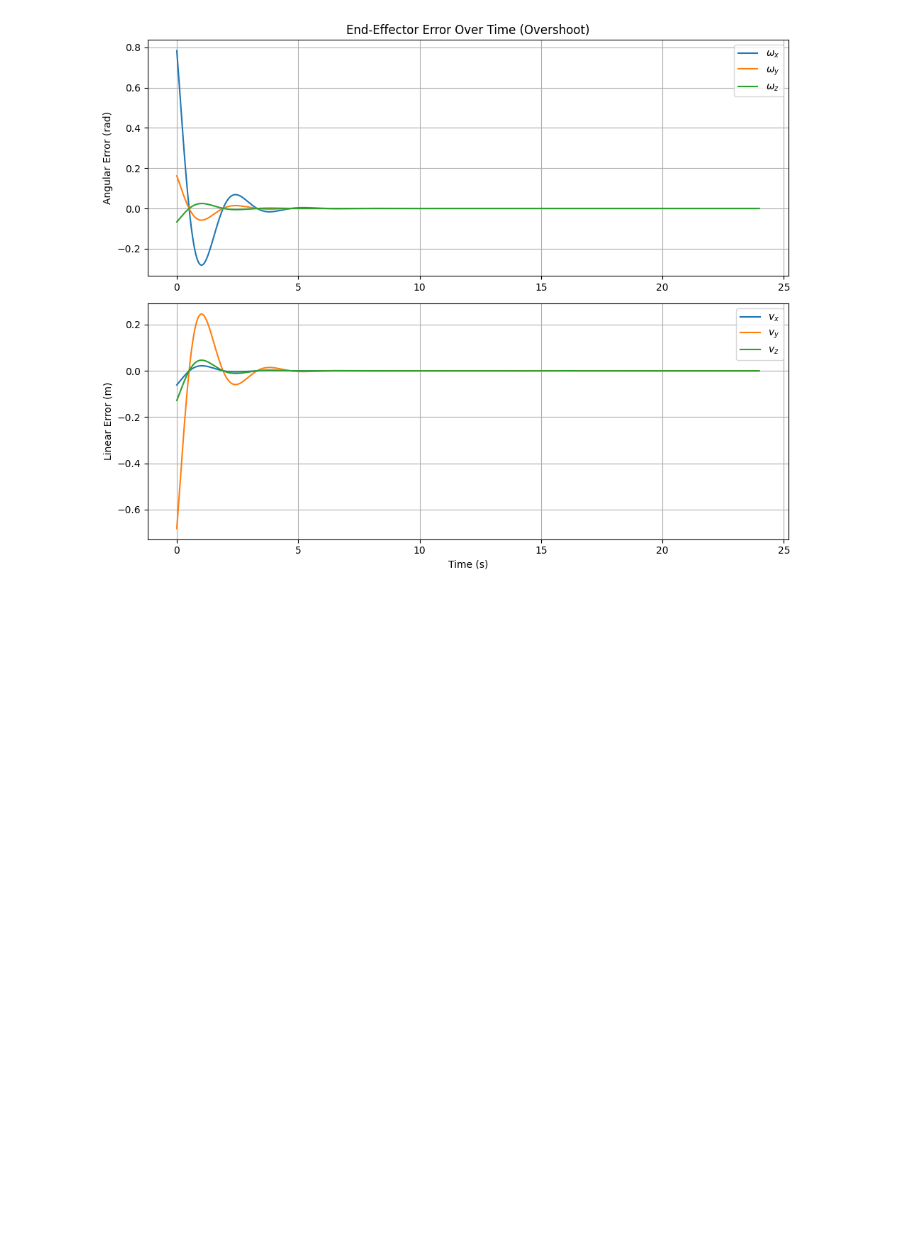
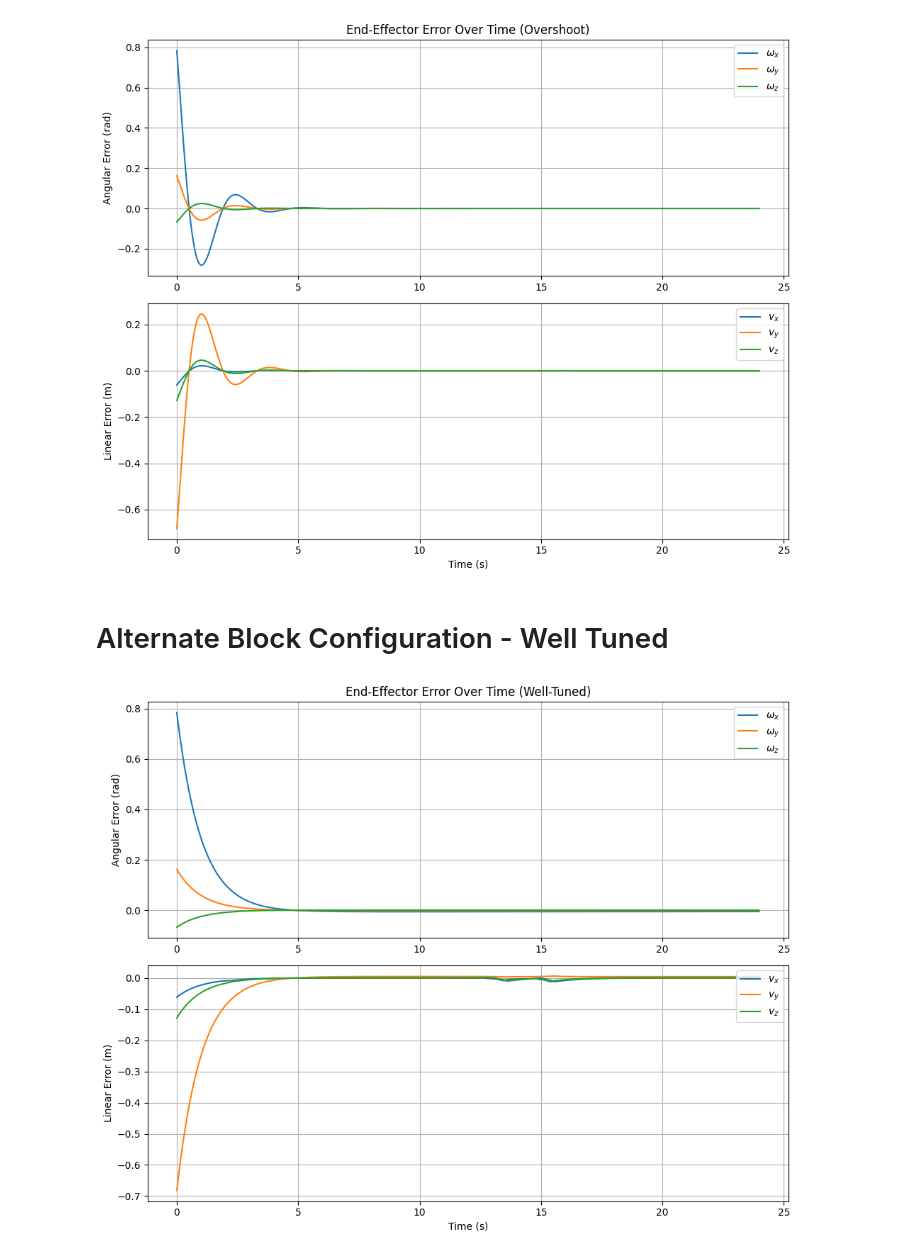
Before and after one commit to arobotdinosaur/MAE_204_Final_Project, a Jupyter notebook: DumpCode.ipynb, the cells around one changed output. Saved outputs shown, nothing was run; the diff lists cells and outputs as text; code cells hidden in the pictures; blank space fills up the shorter version.

Commit message:
alternate test case

```diff
--- a/DumpCode.ipynb
+++ b/DumpCode.ipynb
@@ -584,3 +584,5 @@ plt.tight_layout()
 plt.show()
 # %% [output]
 [figure]
+# %% [markdown]
+# Alternate Block Configuration - Well Tuned
@@ -586,0 +643,31 @@ plt.show()
+# %%
+#error plots for feedback overshoot
+
+X_err_array = np.array(X_err_list)
+t_array = np.array(t)
+
+plt.figure(figsize=(10, 8))
+
+plt.subplot(2, 1, 1)
+plt.plot(t_array, X_err_array[:, 0], label=r'$\omega_x$')
+plt.plot(t_array, X_err_array[:, 1], label=r'$\omega_y$')
+plt.plot(t_array, X_err_array[:, 2], label=r'$\omega_z$')
+plt.title('End-Effector Error Over Time (Well-Tuned)') #
+plt.ylabel('Angular Error (rad)')
+plt.grid(True)
+plt.legend(loc='upper right')
+
+plt.subplot(2, 1, 2)
+plt.plot(t_array, X_err_array[:, 3], label=r'$v_x$')
+plt.plot(t_array, X_err_array[:, 4], label=r'$v_y$')
+plt.plot(t_array, X_err_array[:, 5], label=r'$v_z$')
+plt.xlabel('Time (s)')
+plt.ylabel('Linear Error (m)')
+plt.grid(True)
+plt.legend(loc='upper right')
+
+plt.tight_layout()
+#plt.savefig('X_err_plot.png')
+plt.show()
+# %% [output]
+[figure, added]
```
Also changed, not shown: parts of 4 cells of this notebook.
